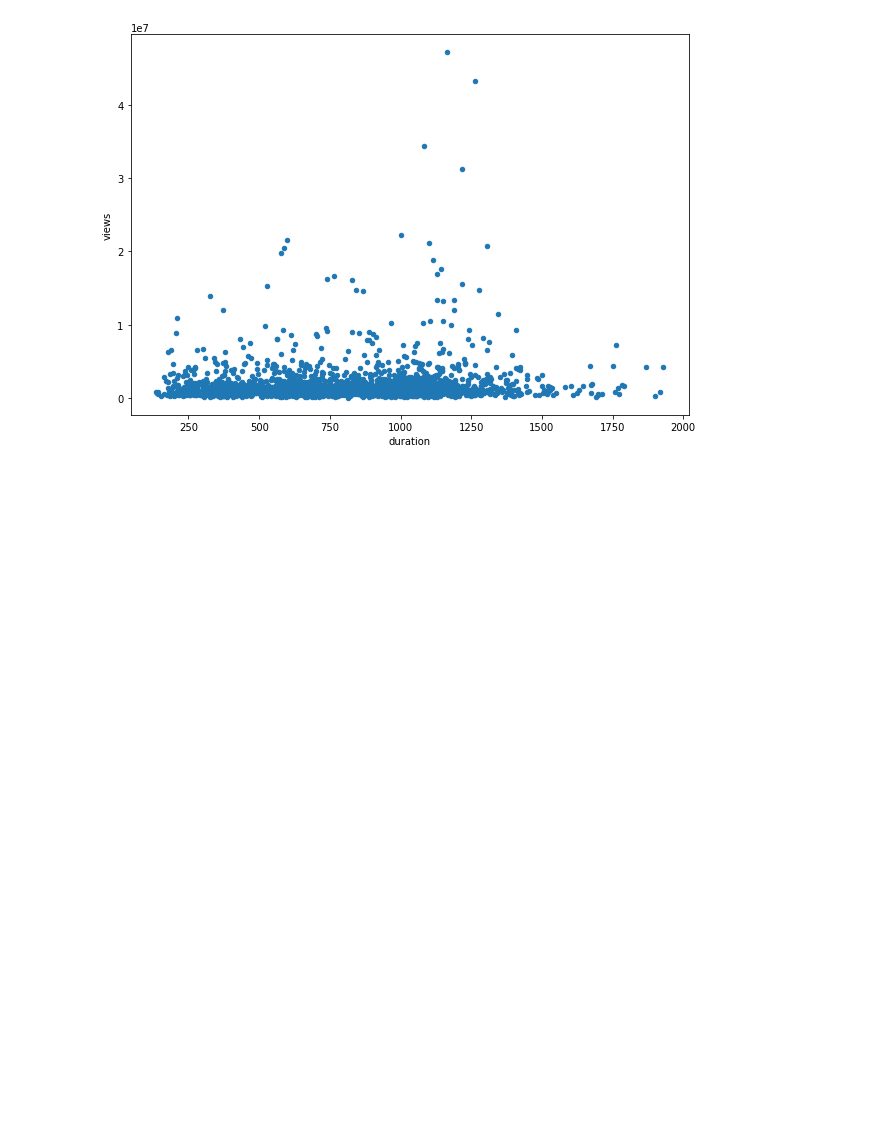
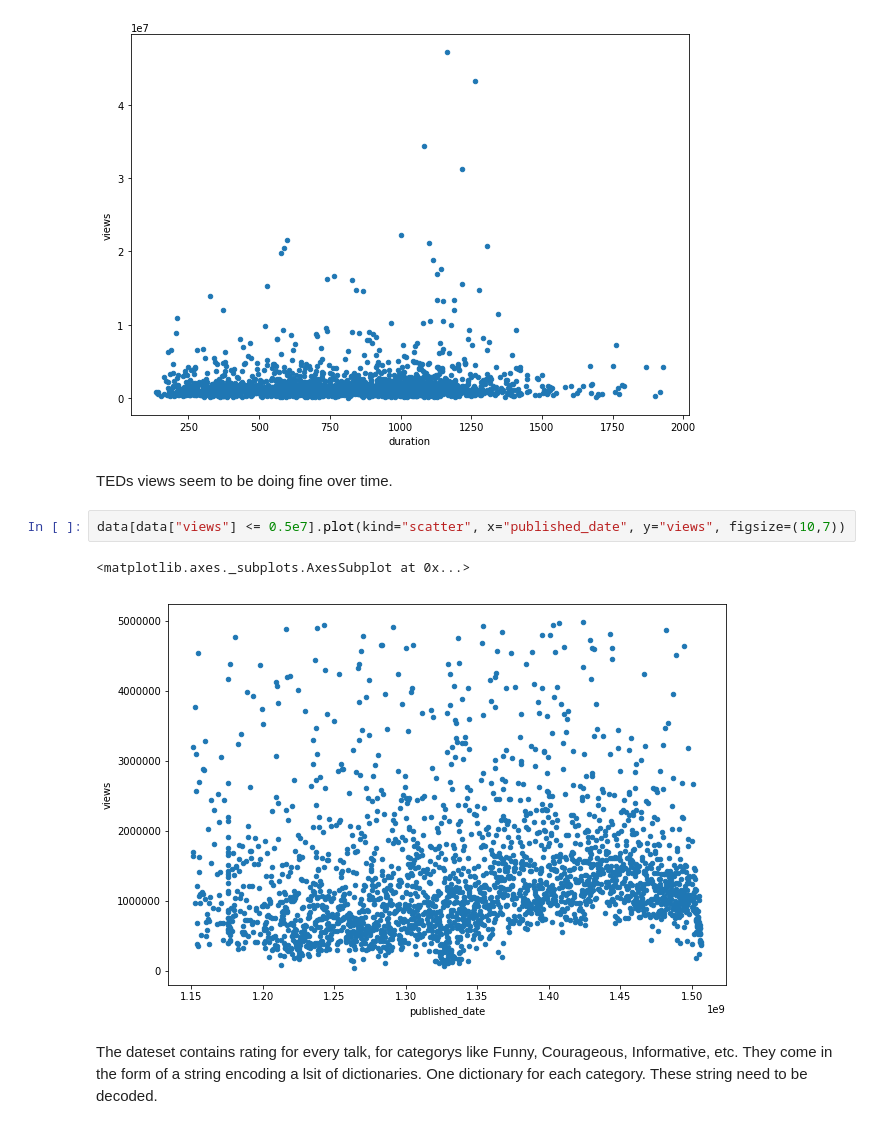
Before and after one commit to puknat/ted_talk_dataset, a Jupyter notebook: Untitled.ipynb, the cells around one changed output. Saved outputs shown, nothing was run; the diff lists cells and outputs as text; blank space fills up the shorter version.

```diff
--- a/Untitled.ipynb
+++ b/Untitled.ipynb
@@ -87,3 +88,12 @@ data[data["duration"] <= 2000].plot(kind="scatter", x="duration", y="views", fig
 # %% [output]
 <matplotlib.axes._subplots.AxesSubplot at 0x...>
 [figure]
+# %% [markdown]
+TEDs views seem to be doing fine over time.
+# %%
+data[data["views"] <= 0.5e7].plot(kind="scatter", x="published_date", y="views", figsize=(10,7))
+# %% [output]
+<matplotlib.axes._subplots.AxesSubplot at 0x...>
+[figure, added]
+# %% [markdown]
+The dateset contains rating for every talk, for categorys like Funny, Courageous, Informative, etc. They come in the form of a string encoding a lsit of dictionaries. One dictionary for each category. These string need to be decoded.
```
Also changed, not shown: parts of 13 cells of this notebook.
